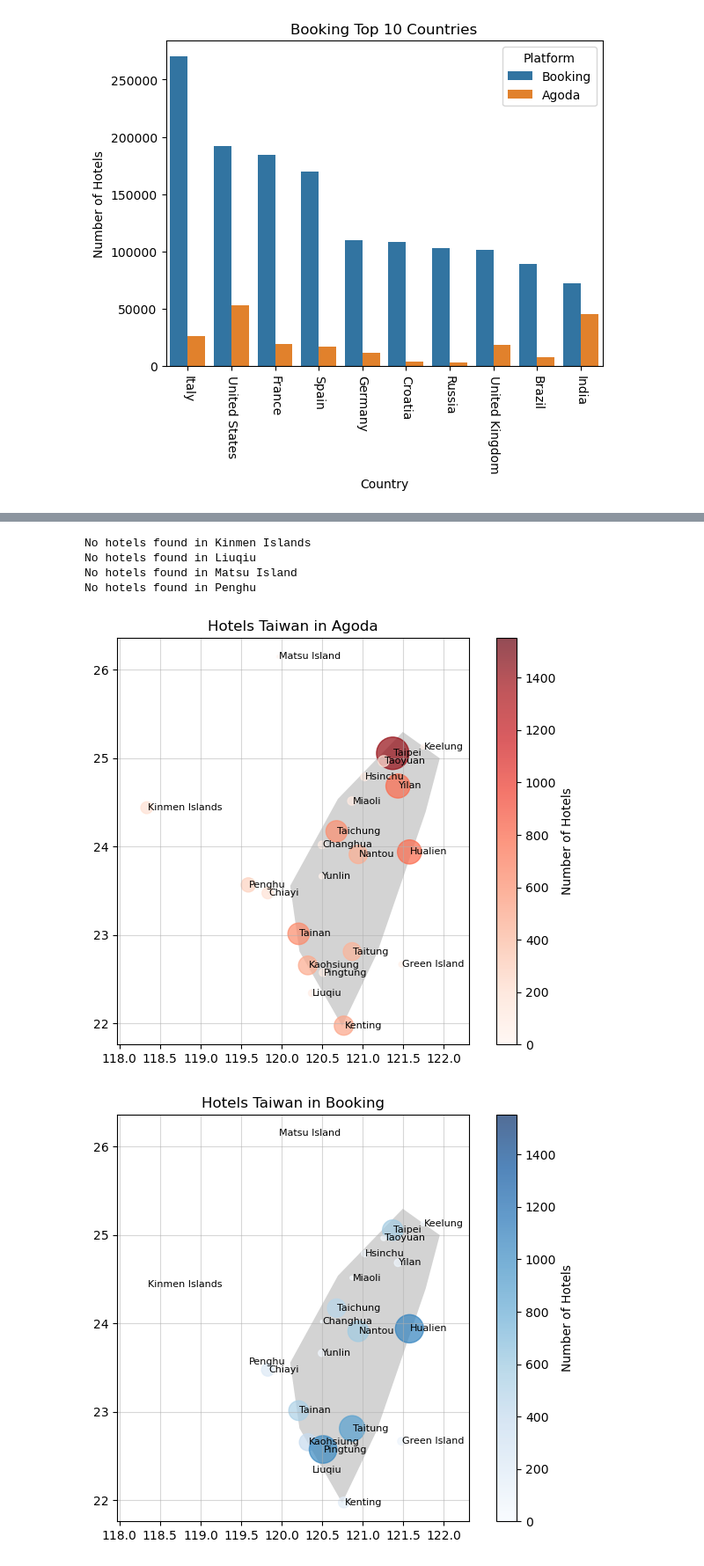
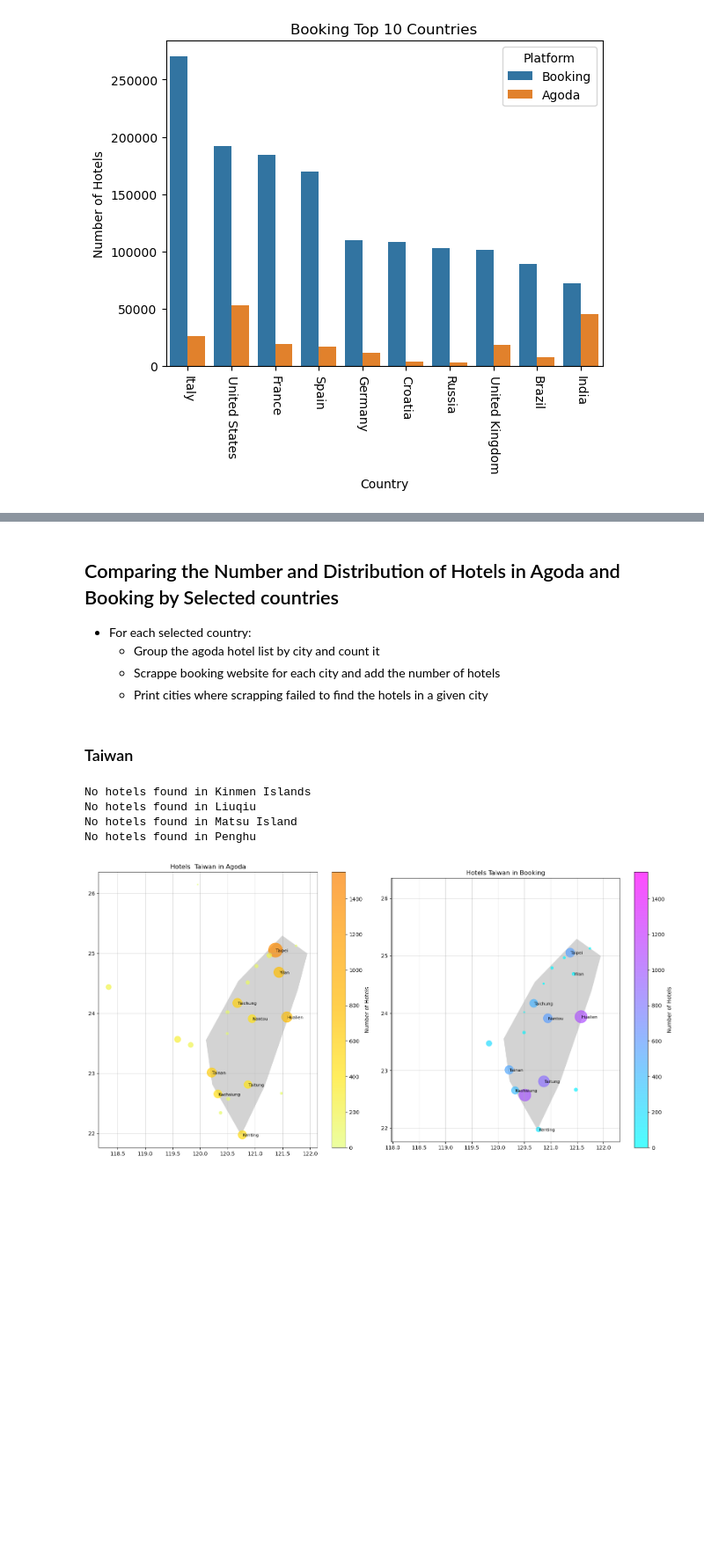
Before and after one commit to sborto86/project-II-pipelines, a Jupyter notebook: enriching-and-cleaning.ipynb, the cells around one changed output, grey strips where cells are left out. Shown: that part at 88% size. Cells and saved outputs as stored; diff of their text form; code cells hidden in the pictures; blank space fills up the shorter version.

```diff
--- a/enriching-and-cleaning.ipynb
+++ b/enriching-and-cleaning.ipynb
@@ -137,3 +132,11 @@ cagoda_graph.set(title = 'Agoda Top 10 Countries')
+# %% [markdown]
+## Comparing the Number and Distribution of Hotels in Agoda and Booking by Selected countries
+- For each selected country:
+    - Group the agoda hotel list by city and count it
+    - Scrappe booking website for each city and add the number of hotels
+    - Print cities where scrapping failed to find the hotels in a given city
+# %% [markdown]
+### Taiwan
 # %%
 taiwan = sc.cities_country(agoda2, "Taiwan")
 # %% [output]
@@ -142,8 +145,6 @@ No hotels found in Liuqiu
 No hotels found in Matsu Island
 No hotels found in Penghu
 # %%
-taiwan_agoda = sc.country_plot(taiwan, "Taiwan", "agoda")
-taiwan_agoda = sc.country_plot(taiwan, "Taiwan", "booking")
+taiwan_comp = pl.country_comp(taiwan, "Taiwan")
 # %% [output]
-[figure, old version]
+[figure, new version]
-[figure, removed]
```
Also changed, not shown: parts of 29 cells of this notebook, 11 other files.
